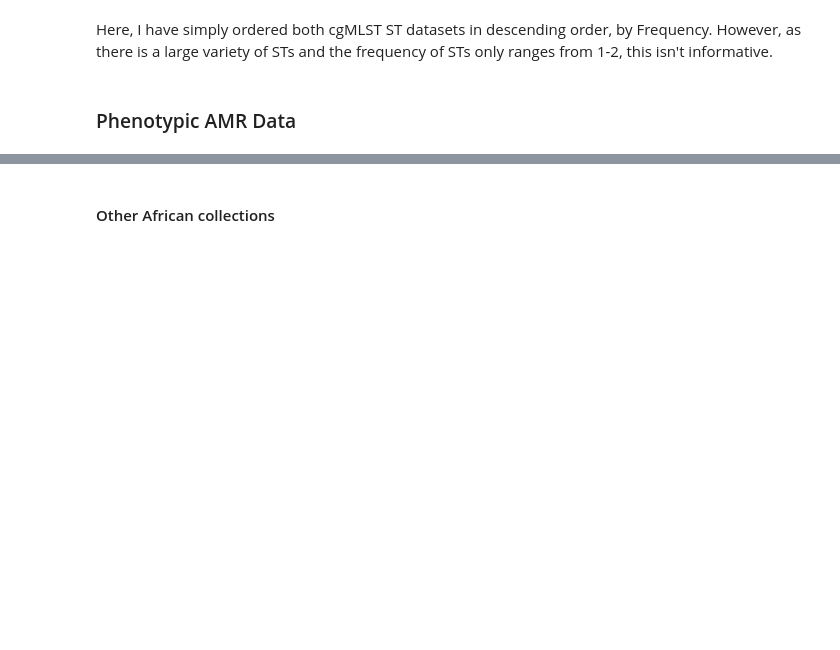
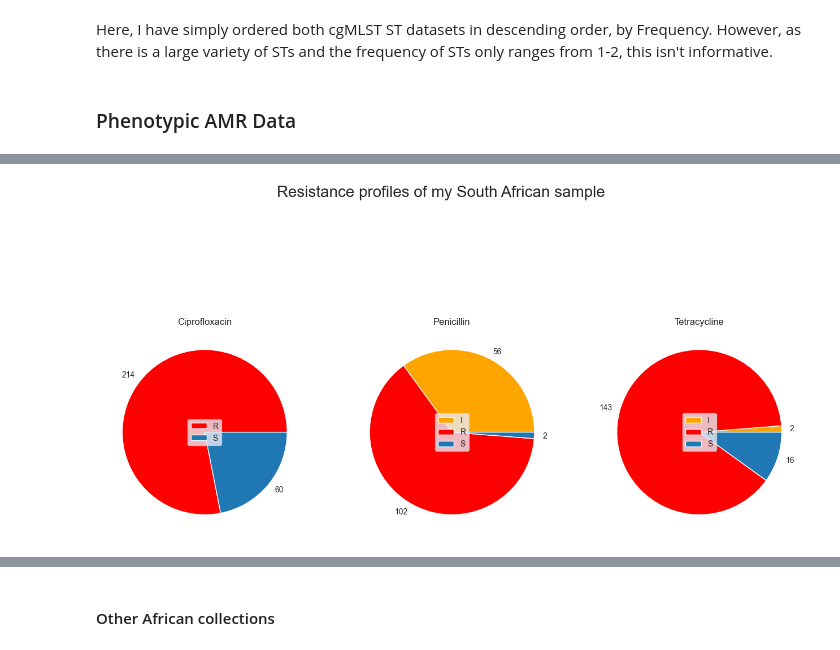
Before and after one commit to watchlotr/NGonorrhoeae_Y4, a Jupyter notebook: Archive.ipynb, the cells around one changed output, grey strips where cells are left out. Drawn from its saved outputs; the diff is of its cells as text; code cells hidden in the pictures; blank space fills up the shorter version.

```diff
--- a/Archive.ipynb
+++ b/Archive.ipynb
@@ -234,0 +279,19 @@ Here, I have simply ordered both cgMLST ST datasets in descending order, by Freq
+# %%
+    # Creating a figure with 4 subplots
+fig, ax = plt.subplots(1,3, figsize = (16,9))
+
+    # making a pie chart showing the results of phenotypic AMR tests to ciprofloxacin
+Functions.pie(data = amr_cipro, title = "Ciprofloxacin", ax = ax[0], colors = ["red", "#1f77b4"])
+
+    # ...same for penicillin
+Functions.pie(data = amr_pen, title = "Penicillin", ax = ax[1], colors = ["orange","red", "#1f77b4"])
+
+    # ...same for tetracyclin
+Functions.pie(data = amr_tet, title = "Tetracycline", ax = ax[2], colors = ["orange","red", "#1f77b4"])
+
+    # adding a title to the figure
+fig.suptitle("Resistance profiles of my South African sample", fontsize = 20)
+
+plt.show()
+# %% [output]
+[figure, added]
```
Also changed, not shown: parts of 9 cells of this notebook, 2 other files.
